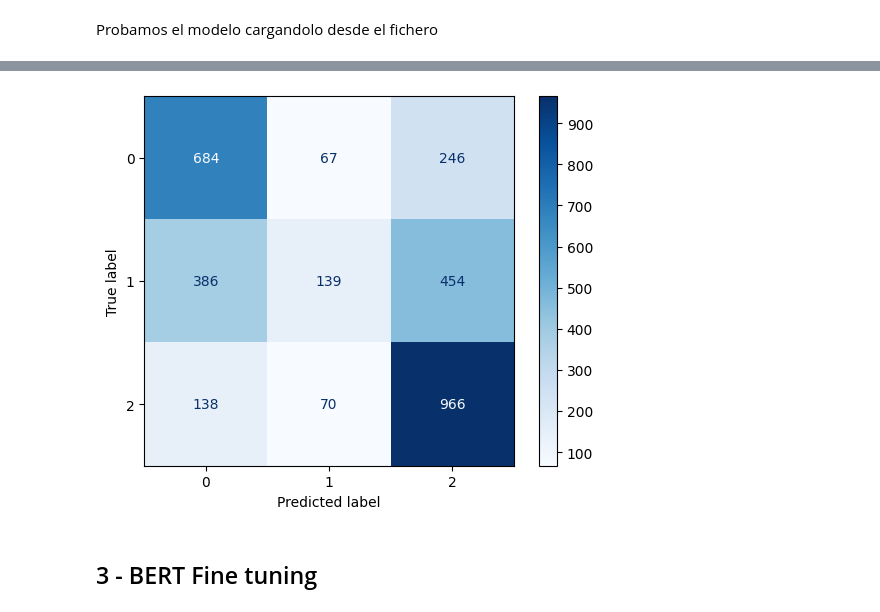
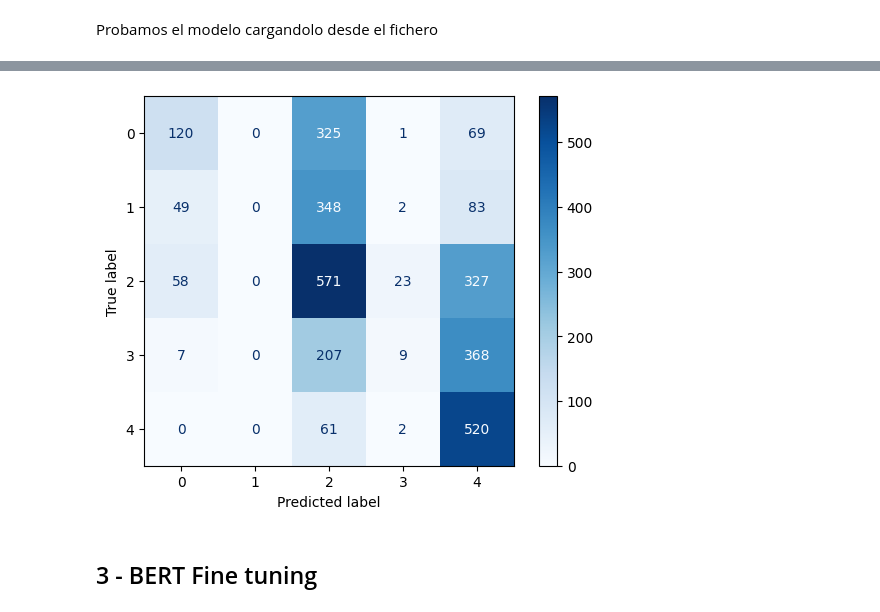
Before and after one commit to FIUBA-Posgrado-Inteligencia-Artificial/procesamiento_lenguaje_natural, a Jupyter notebook: desafios/desafio_5/Desafio_5.ipynb, the cells around one changed output, grey strips where cells are left out. Saved outputs shown, nothing was run; the diff lists cells and outputs as text; code cells hidden in the pictures.

Commit message:
implemented first half of challenge 5 with new layer and 5 outputs

```diff
--- a/desafios/desafio_5/Desafio_5.ipynb
+++ b/desafios/desafio_5/Desafio_5.ipynb
@@ -33,7 +33,9 @@ outputs = bert_model(input_ids, attention_mask=attention_mask)
 
 pooled_output = outputs.pooler_output
 
-x = tensorflow.keras.layers.Dropout(0.2)(pooled_output)
+dense_layer = tensorflow.keras.layers.Dense(units=128, activation='relu')(pooled_output)
+x = tensorflow.keras.layers.Dropout(0.2)(dense_layer)
+
 output = tensorflow.keras.layers.Dense(output_shape, activation='softmax')(x)
 
 model = tensorflow.keras.Model(inputs=[input_ids, attention_mask], outputs=output)
@@ -121,13 +125,10 @@ print("Cantidad de críticas:", len(df))
 Cantidad de críticas: 15746
 # %%
 # ¿Cómo están balanceados los datos?
+df['score'] = df['score'] - 1 # Corregir el dataset para que no genere una categoría de más.
 sns.countplot(x=df.score)
 # %% [output]
 <Axes: xlabel='score', ylabel='count'>
 [figure]
 # %% [markdown]
 ## Limpieza de datos
-# %%
-# Balancear los datos
-df['sentiment'] = df.score.apply(lambda x: 0 if x <=2 else 1 if x == 3 else 2)
-class_names = ['negative', 'neutral', 'positive']
@@ -161,7 +157,7 @@ Median: 139.0
 <seaborn.axisgrid.FacetGrid at 0x...>
 [figure]
 # %%
-y = df['sentiment'].values
+y = df['score'].values
 print("y shape:", y.shape)
 y = to_categorical(y)
 print(y[:3])
@@ -329,11 +326,11 @@ scores[1]
 # %%
 from sklearn.metrics import confusion_matrix, ConfusionMatrixDisplay
 cm = confusion_matrix(y_test.argmax(axis=1), y_hat)
-cmd = ConfusionMatrixDisplay(cm, display_labels=list(range(3)))
+cmd = ConfusionMatrixDisplay(cm, display_labels=list(range(5)))
 cmd.plot(cmap=plt.cm.Blues)
 plt.show()
 # %% [output]
-[figure, old version]
+[figure, new version]
 # %% [markdown]
 ## 3 - BERT Fine tuning
 # %%
```
Also changed, not shown: parts of 11 cells of this notebook.
